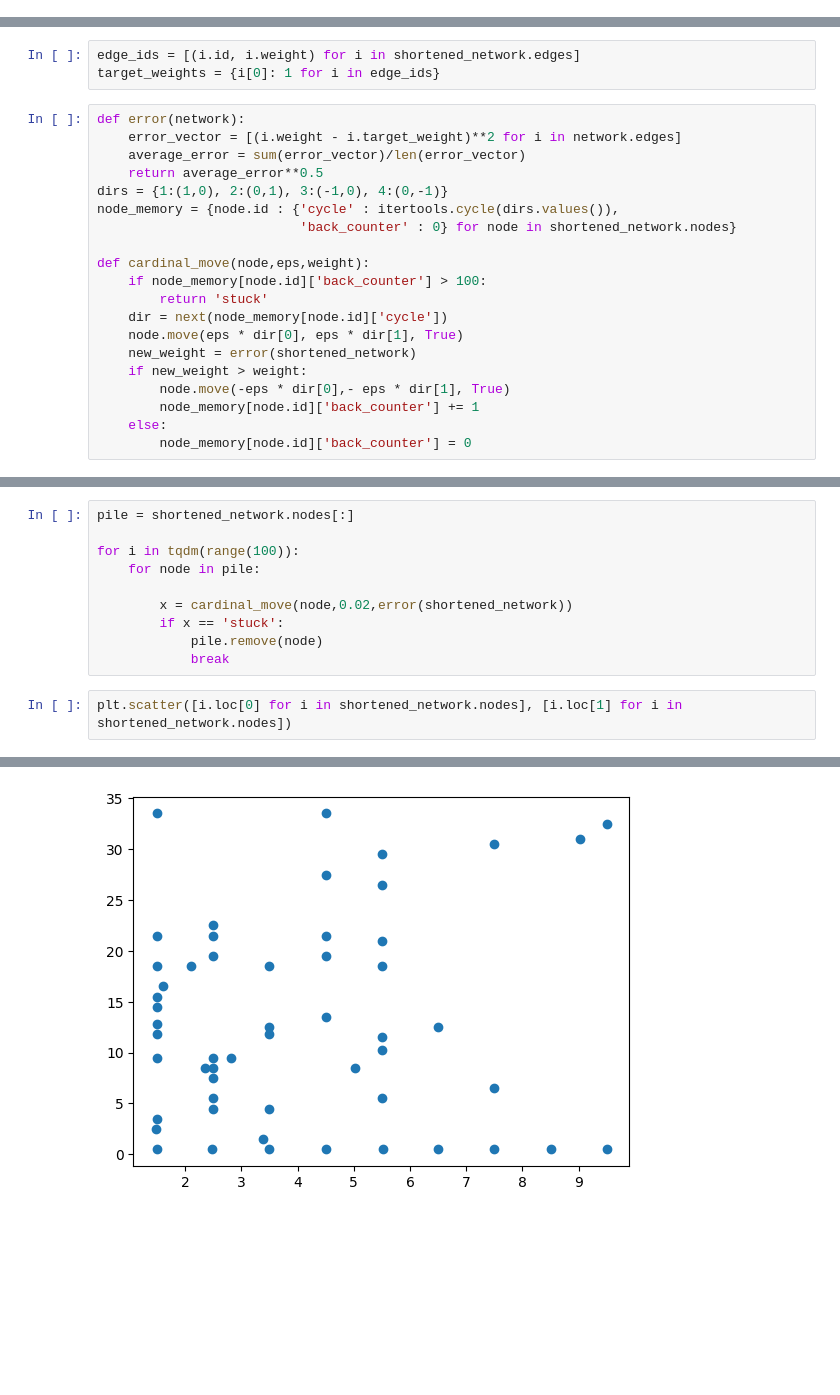
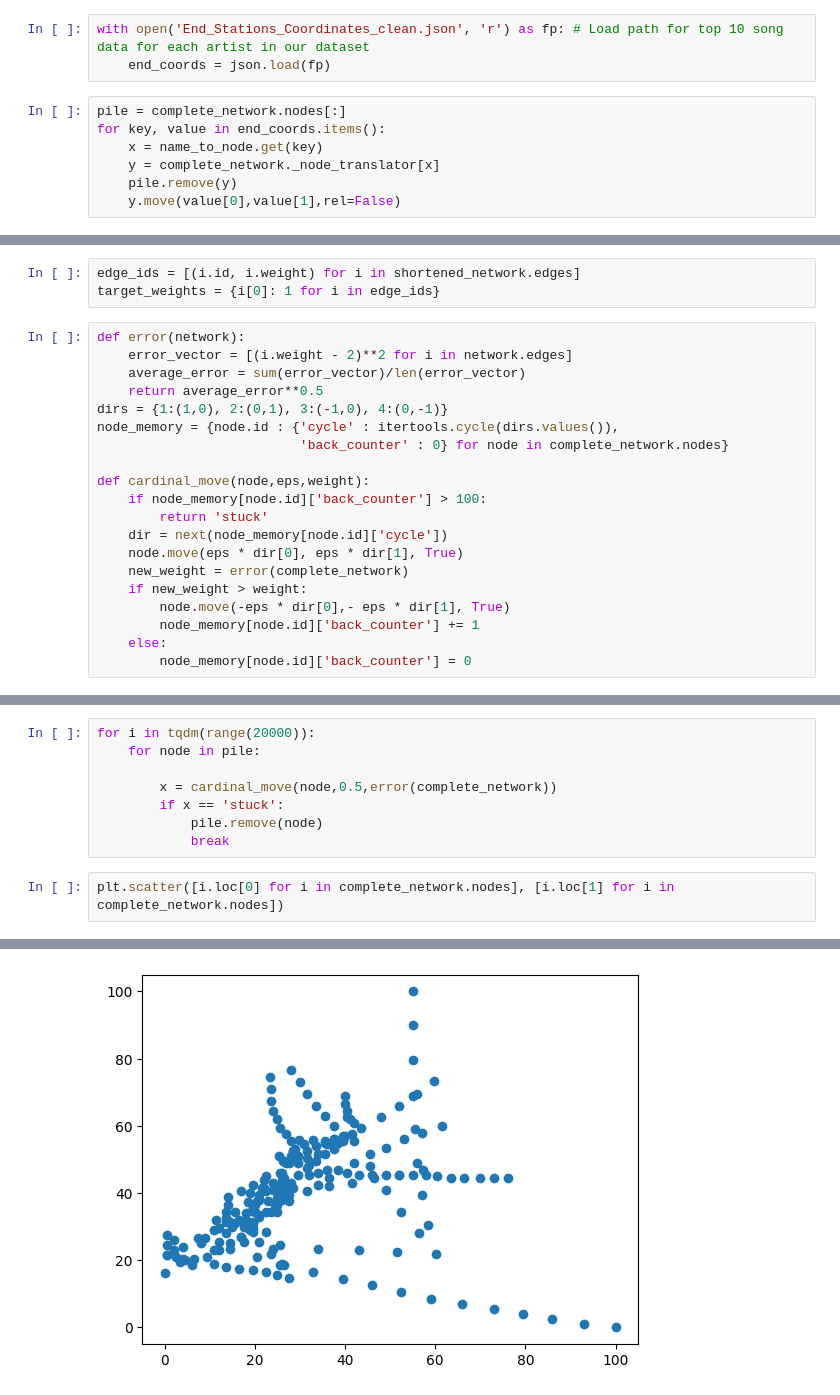
Before and after one commit to jmgpgit/Final-Project, a Jupyter notebook: exploration/madrid_metro/network_setup.ipynb, the cells around one changed output, grey strips where cells are left out. Drawn from its saved outputs; the diff is of its cells as text; blank space fills up the shorter version.

Commit message:
clean ends

```diff
--- a/exploration/madrid_metro/network_setup.ipynb
+++ b/exploration/madrid_metro/network_setup.ipynb
@@ -148,3 +123,13 @@ plt.scatter([i.loc[0] for i in shortened_network.nodes], [i.loc[1] for i in shor
 # %% [output]
 <matplotlib.collections.PathCollection at 0x...>
 [figure]
+# %%
+with open('End_Stations_Coordinates_clean.json', 'r') as fp: # Load path for top 10 song data for each artist in our dataset
+    end_coords = json.load(fp)
+# %%
+pile = complete_network.nodes[:]
+for key, value in end_coords.items():
+    x = name_to_node.get(key)
+    y = complete_network._node_translator[x]
+    pile.remove(y)
+    y.move(value[0],value[1],rel=False)
@@ -153,19 +143,19 @@ edge_ids = [(i.id, i.weight) for i in shortened_network.edges]
 target_weights = {i[0]: 1 for i in edge_ids}
 # %%
 def error(network):
-    error_vector = [(i.weight - i.target_weight)**2 for i in network.edges]
+    error_vector = [(i.weight - 2)**2 for i in network.edges]
     average_error = sum(error_vector)/len(error_vector)
     return average_error**0.5
 dirs = {1:(1,0), 2:(0,1), 3:(-1,0), 4:(0,-1)}
 node_memory = {node.id : {'cycle' : itertools.cycle(dirs.values()),
-                          'back_counter' : 0} for node in shortened_network.nodes}
+                          'back_counter' : 0} for node in complete_network.nodes}
 
 def cardinal_move(node,eps,weight):
     if node_memory[node.id]['back_counter'] > 100:
         return 'stuck'
     dir = next(node_memory[node.id]['cycle'])
     node.move(eps * dir[0], eps * dir[1], True)
-    new_weight = error(shortened_network)
+    new_weight = error(complete_network)
     if new_weight > weight:
         node.move(-eps * dir[0],- eps * dir[1], True)
         node_memory[node.id]['back_counter'] += 1
@@ -177,15 +164,13 @@ def cardinal_move(node,eps,weight):
 # %%
-pile = shortened_network.nodes[:]
-
-for i in tqdm(range(100)):
+for i in tqdm(range(20000)):
     for node in pile:
 
-        x = cardinal_move(node,0.02,error(shortened_network))
+        x = cardinal_move(node,0.5,error(complete_network))
         if x == 'stuck':
             pile.remove(node)
             break
 # %%
-plt.scatter([i.loc[0] for i in shortened_network.nodes], [i.loc[1] for i in shortened_network.nodes])
+plt.scatter([i.loc[0] for i in complete_network.nodes], [i.loc[1] for i in complete_network.nodes])
 # %% [output]
 <matplotlib.collections.PathCollection at 0x...>
-[figure, old version]
+[figure, new version]
```
Also changed, not shown: parts of 6 cells of this notebook, 6 other files.
